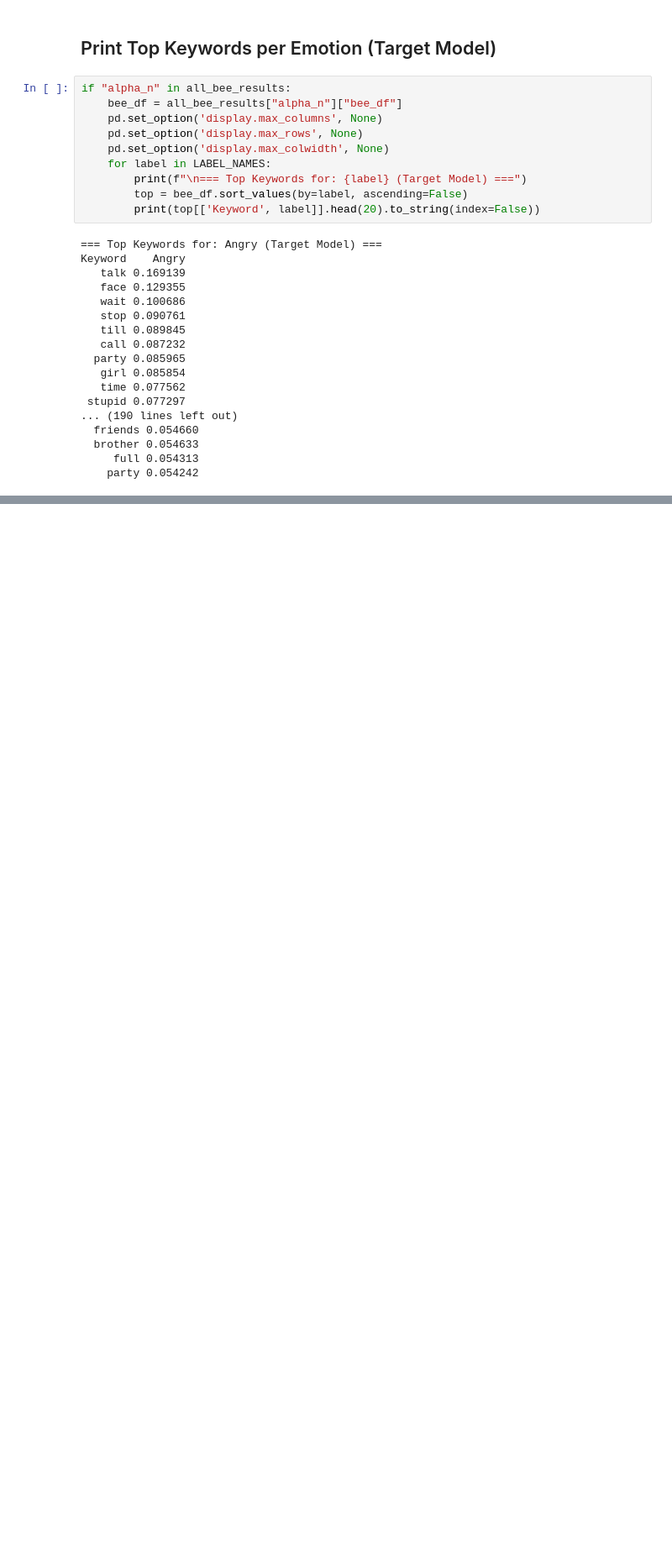
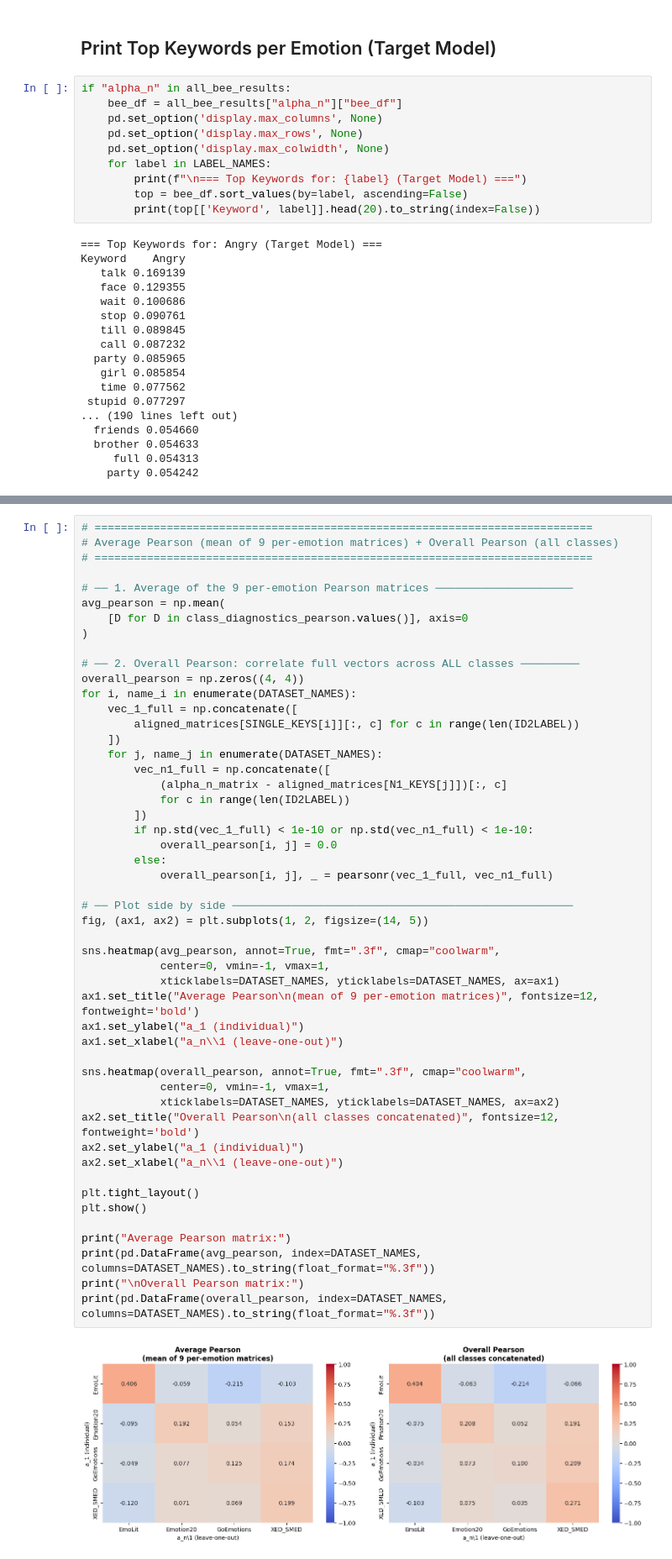
Before and after one commit to ionuthodoroaga03/Membership-Inference-Attacks---Fingerprinting-LLM-Data, a Jupyter notebook: BEE_analysis_no_training_(2)_updated_yake_loading.ipynb, the cells around one changed output, grey strips where cells are left out. Shown at 84% size. Drawn from its saved outputs; the diff is of its cells as text; blank space fills up the shorter version.

```diff
--- a/BEE_analysis_no_training_(2)_updated_yake_loading.ipynb
+++ b/BEE_analysis_no_training_(2)_updated_yake_loading.ipynb
@@ -1026,0 +1098,52 @@ Keyword    Angry
+# %%
+# ============================================================================
+# Average Pearson (mean of 9 per-emotion matrices) + Overall Pearson (all classes)
+# ============================================================================
+
+# ── 1. Average of the 9 per-emotion Pearson matrices ─────────────────────
+avg_pearson = np.mean(
+    [D for D in class_diagnostics_pearson.values()], axis=0
+)
+
+# ── 2. Overall Pearson: correlate full vectors across ALL classes ─────────
+overall_pearson = np.zeros((4, 4))
+for i, name_i in enumerate(DATASET_NAMES):
+    vec_1_full = np.concatenate([
+        aligned_matrices[SINGLE_KEYS[i]][:, c] for c in range(len(ID2LABEL))
+    ])
+    for j, name_j in enumerate(DATASET_NAMES):
+        vec_n1_full = np.concatenate([
+            (alpha_n_matrix - aligned_matrices[N1_KEYS[j]])[:, c]
+            for c in range(len(ID2LABEL))
+        ])
+        if np.std(vec_1_full) < 1e-10 or np.std(vec_n1_full) < 1e-10:
+            overall_pearson[i, j] = 0.0
+        else:
+            overall_pearson[i, j], _ = pearsonr(vec_1_full, vec_n1_full)
+
+# ── Plot side by side ────────────────────────────────────────────────────
+fig, (ax1, ax2) = plt.subplots(1, 2, figsize=(14, 5))
+
+sns.heatmap(avg_pearson, annot=True, fmt=".3f", cmap="coolwarm",
+            center=0, vmin=-1, vmax=1,
+            xticklabels=DATASET_NAMES, yticklabels=DATASET_NAMES, ax=ax1)
+ax1.set_title("Average Pearson\n(mean of 9 per-emotion matrices)", fontsize=12, fontweight='bold')
+ax1.set_ylabel("a_1 (individual)")
+ax1.set_xlabel("a_n\\1 (leave-one-out)")
+
+sns.heatmap(overall_pearson, annot=True, fmt=".3f", cmap="coolwarm",
+            center=0, vmin=-1, vmax=1,
+            xticklabels=DATASET_NAMES, yticklabels=DATASET_NAMES, ax=ax2)
+ax2.set_title("Overall Pearson\n(all classes concatenated)", fontsize=12, fontweight='bold')
+ax2.set_ylabel("a_1 (individual)")
+ax2.set_xlabel("a_n\\1 (leave-one-out)")
+
+plt.tight_layout()
+plt.show()
+
+print("Average Pearson matrix:")
+print(pd.DataFrame(avg_pearson, index=DATASET_NAMES, columns=DATASET_NAMES).to_string(float_format="%.3f"))
+print("\nOverall Pearson matrix:")
+print(pd.DataFrame(overall_pearson, index=DATASET_NAMES, columns=DATASET_NAMES).to_string(float_format="%.3f"))
+# %% [output]
+[figure, added]
```
Also changed, not shown: parts of 11 cells of this notebook, 52 other files.
